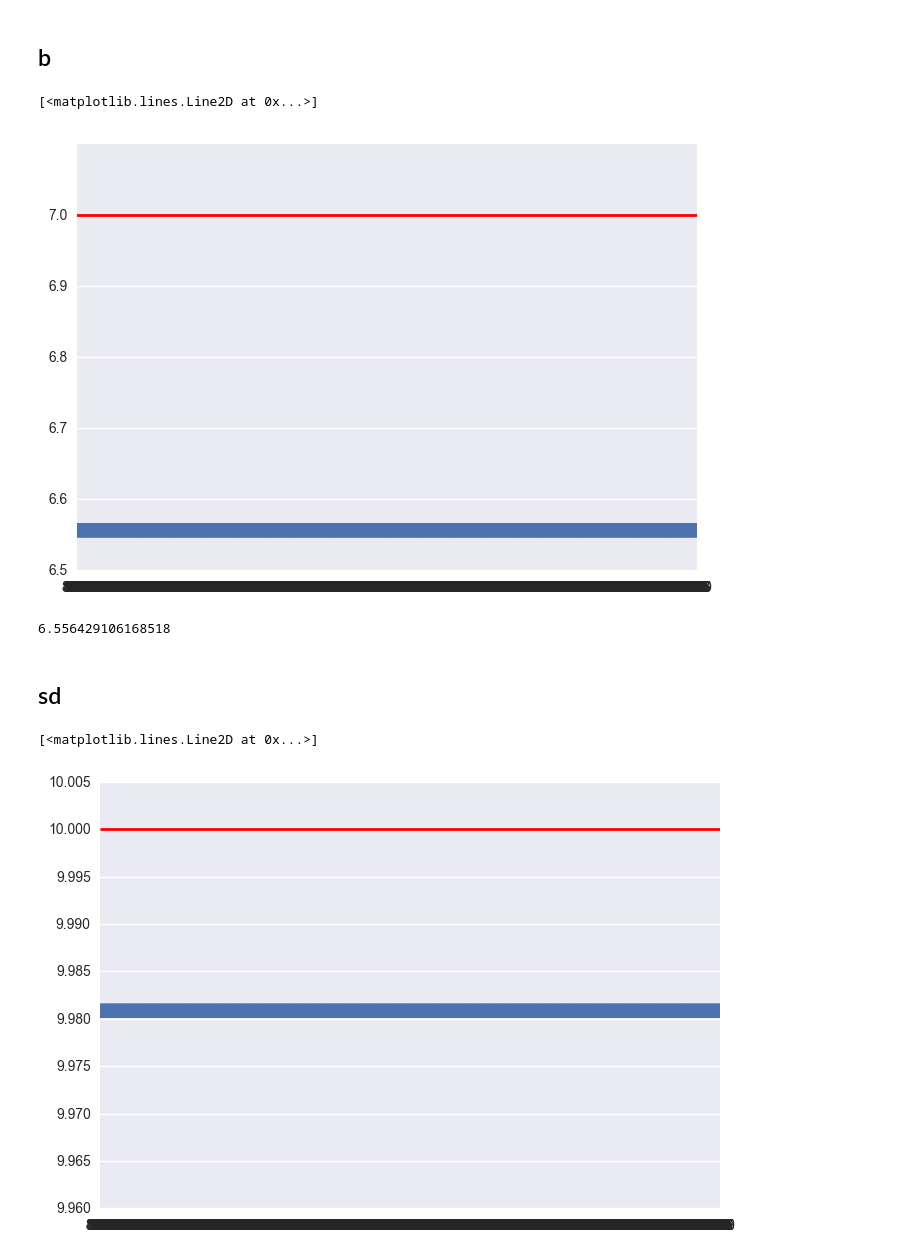
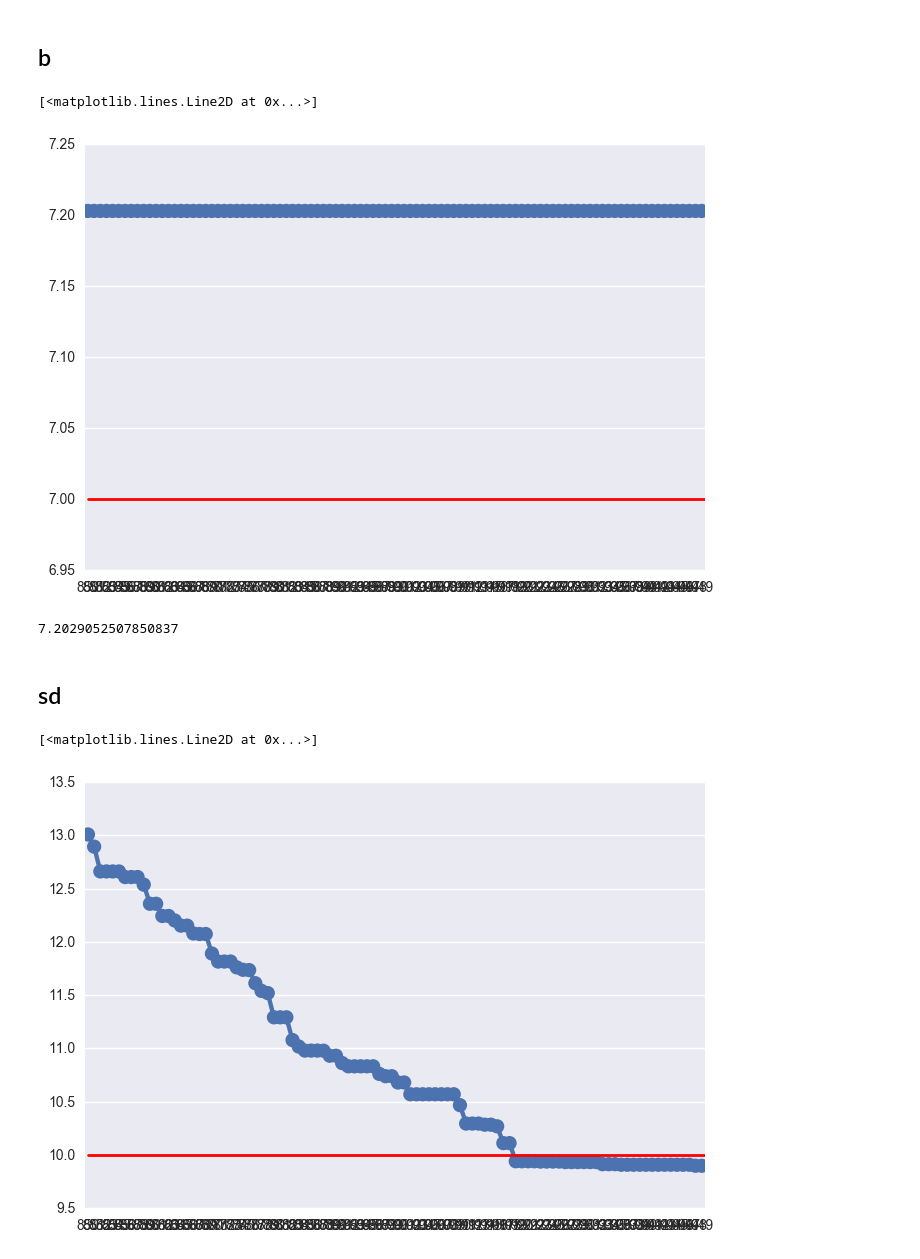
Before and after one commit to tomoya-sasaki/Code_Tips, a Jupyter notebook: Algorithm/Sampling_Examples/Metropolis-Hastings-Linear.ipynb, the cells around one changed output. Cells and saved outputs as stored; diff of their text form; code cells hidden in the pictures.

```diff
--- a/Algorithm/Sampling_Examples/Metropolis-Hastings-Linear.ipynb
+++ b/Algorithm/Sampling_Examples/Metropolis-Hastings-Linear.ipynb
@@ -50,27 +50,27 @@ def next_param(param, param_index):
     a_next = param[0][0] ; b_next = param[0][1] ; sd_next = param[0][2]
 
     if param_index == 0:
-        a_next = param[0][0] + npr.uniform(-1.5, 1.5)
+        a_next = param[0][0] + npr.normal(0, 0.1)
     elif param_index == 1:
-        b_next = param[0][1] + npr.uniform(-5.5,5.5)
+        b_next = param[0][1] + npr.normal(0, 0.1)
     elif param_index == 2:
-        sd_next = param[0][2] + npr.uniform(-1.5, 1.5)
+        sd_next = param[0][2] + npr.normal(0, 0.1)
 
-    return np.array([[a_next, b_next, sd_next]])
+    return np.array([[a_next, b_next, (sd_next)]])
 # %%
 def next_param2(param):
     a_next = param[0][0] ; b_next = param[0][1] ; sd_next = param[0][2]
 
 
-    a_next = param[0][0] + npr.uniform(-1.5,1.5)
-    b_next = param[0][1] + npr.uniform(-3.5,3.5)
-    sd_next = param[0][2] + npr.uniform(-1.5,1.5)
+    a_next = param[0][0] + npr.normal(0, 0.1)
+    b_next = param[0][1] + npr.normal(0, 0.1)
+    sd_next = param[0][2] + npr.normal(0, 0.1)
 
     return np.array([[a_next, b_next, sd_next]])
 # %% [markdown]
 # MCMC
 # %%
-num_sampling = 9500
+num_sampling = 950
 chain = np.zeros((num_sampling, 1, 3))
 chain[0][0][0] = 20 # starting value for a
 chain[0][0][1] = 15 # starting value for b
@@ -96,5 +96,5 @@ num_accepted
 # %%
-num_sampling = 9500
+num_sampling = 950
 chain = np.zeros((num_sampling, 1, 3))
 chain[0][0][0] = 20 # starting value for a
 chain[0][0][1] = 15 # starting value for b
@@ -138,21 +138,21 @@ chain[8500: , 0, 0].mean()
 # %% [markdown]
 ## b
 # %%
-sns.pointplot(x=np.arange(8500, num_sampling, 1), y=chain[8500: , 0, 1])
-plt.plot([0, num_sampling-8500], [7, 7], linewidth=2, color='red')
+sns.pointplot(x=np.arange(850, num_sampling, 1), y=chain[850: , 0, 1])
+plt.plot([0, num_sampling-850], [7, 7], linewidth=2, color='red')
 # %% [output]
 [<matplotlib.lines.Line2D at 0x...>]
-[figure, old version]
+[figure, new version]
 # %%
-chain[8500: , 0, 1].mean()
+chain[850: , 0, 1].mean()
 # %% [output]
-6.556429106168518
+7.2029052507850837
 # %% [markdown]
 ## sd
 # %%
-sns.pointplot(x=np.arange(8500, num_sampling, 1), y=chain[8500: , 0, 2])
-plt.plot([0, num_sampling-8500], [10, 10], linewidth=2, color='red')
+sns.pointplot(x=np.arange(850, num_sampling, 1), y=chain[850: , 0, 2])
+plt.plot([0, num_sampling-850], [10, 10], linewidth=2, color='red')
 # %% [output]
 [<matplotlib.lines.Line2D at 0x...>]
-[figure, old version]
+[figure, new version]
 # %%
```
Also changed, not shown: parts of 6 cells of this notebook, 2 other files.
